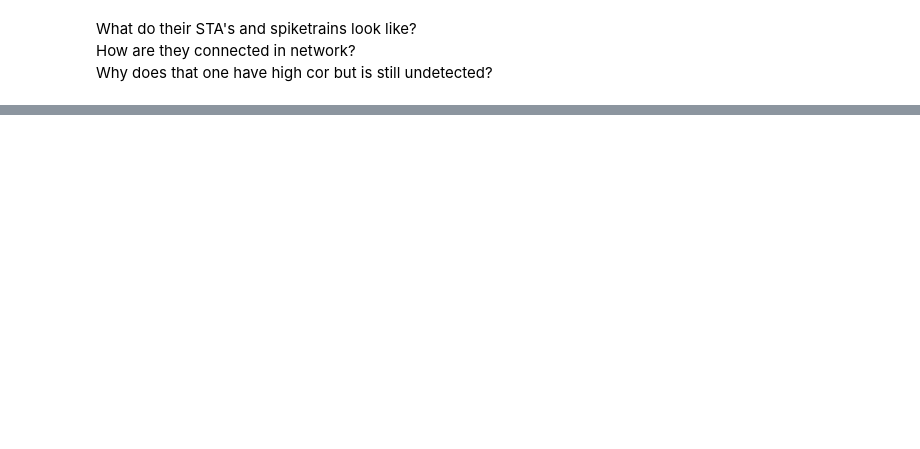
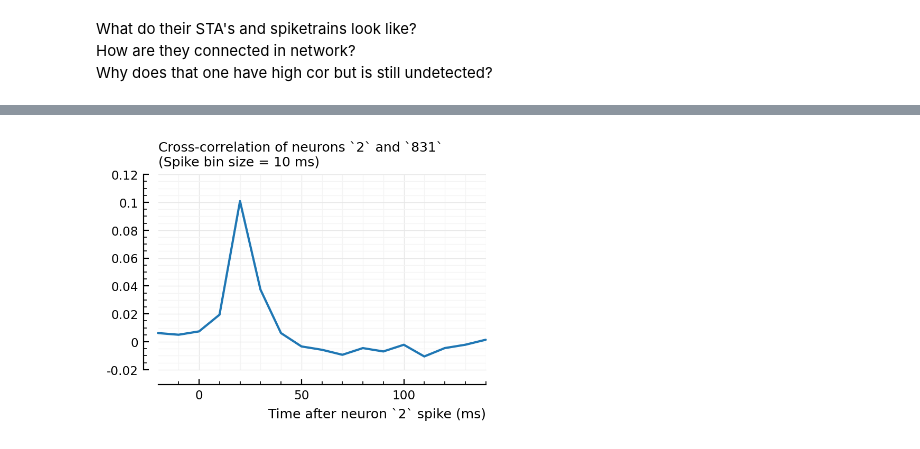
Before and after one commit to tfiers/phd, a Jupyter notebook: _sources/nb/2022-08-17__Investigate_correlated_spikers.ipynb, the cells around one changed output, grey strips where cells are left out. Cells and saved outputs as stored; diff of their text form; code cells hidden in the pictures; blank space fills up the shorter version.

```diff
--- a/_sources/nb/2022-08-17__Investigate_correlated_spikers.ipynb
+++ b/_sources/nb/2022-08-17__Investigate_correlated_spikers.ipynb
@@ -217,0 +282,4 @@ Why does that one have high cor but is still undetected?
+# %%
+plotxc(2, 831);  # the undetected one
+# %% [output]
+[figure, added]
```
Also changed, not shown: parts of 43 cells of this notebook, 13 other files.
